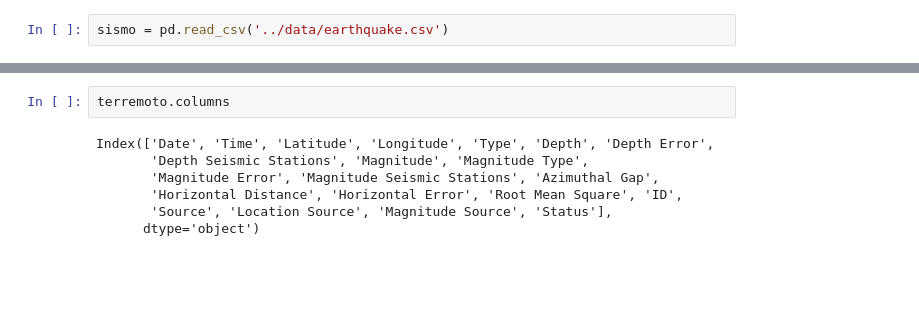
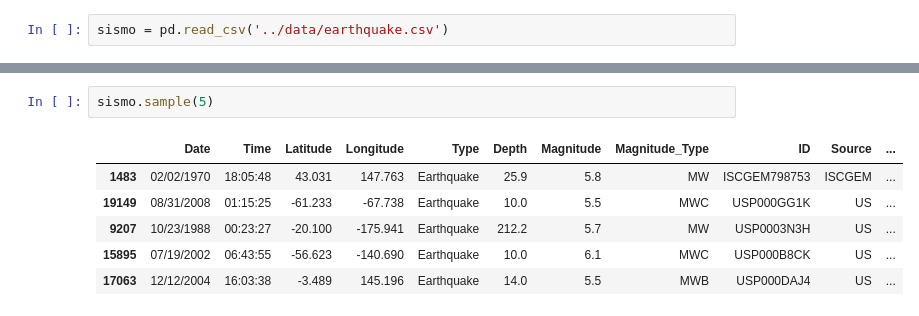
Before and after one commit to luisgrivas/pynotes, a Jupyter notebook: notebooks/earthquake.ipynb, the cells around one changed output, grey strips where cells are left out. Saved outputs shown, nothing was run; the diff lists cells and outputs as text; blank space fills up the shorter version.

```diff
--- a/notebooks/earthquake.ipynb
+++ b/notebooks/earthquake.ipynb
@@ -104,9 +63,9 @@ terremoto.describe()
-# %%
-terremoto.columns
-# %% [output]
-Index(['Date', 'Time', 'Latitude', 'Longitude', 'Type', 'Depth', 'Depth Error',
-       'Depth Seismic Stations', 'Magnitude', 'Magnitude Type',
-       'Magnitude Error', 'Magnitude Seismic Stations', 'Azimuthal Gap',
-       'Horizontal Distance', 'Horizontal Error', 'Root Mean Square', 'ID',
-       'Source', 'Location Source', 'Magnitude Source', 'Status'],
-      dtype='object')
+# %%
+sismo.sample(5)
+# %% [output]
+|  | Date | Time | Latitude | Longitude | Type | Depth | Magnitude | Magnitude_Type | ID | Source | ... |
+| 1483 | 02/02/1970 | 18:05:48 | 43.031 | 147.763 | Earthquake | 25.9 | 5.8 | MW | ISCGEM798753 | ISCGEM | ... |
+| 19149 | 08/31/2008 | 01:15:25 | -61.233 | -67.738 | Earthquake | 10.0 | 5.5 | MWC | USP000GG1K | US | ... |
+| 9207 | 10/23/1988 | 00:23:27 | -20.100 | -175.941 | Earthquake | 212.2 | 5.7 | MW | USP0003N3H | US | ... |
+| 15895 | 07/19/2002 | 06:43:55 | -56.623 | -140.690 | Earthquake | 10.0 | 6.1 | MWC | USP000B8CK | US | ... |
+| 17063 | 12/12/2004 | 16:03:38 | -3.489 | 145.196 | Earthquake | 14.0 | 5.5 | MWB | USP000DAJ4 | US | ... |
```
Also changed, not shown: parts of 8 cells of this notebook.
